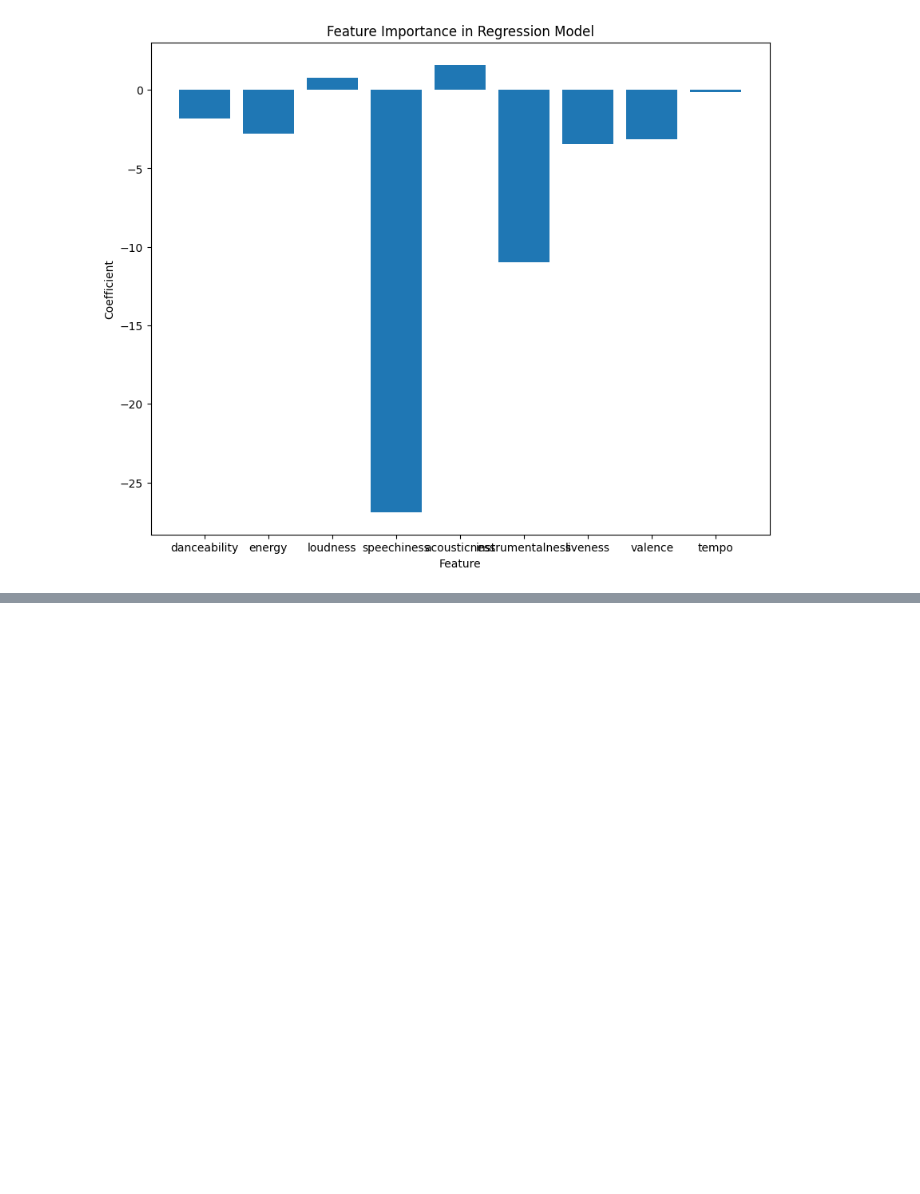
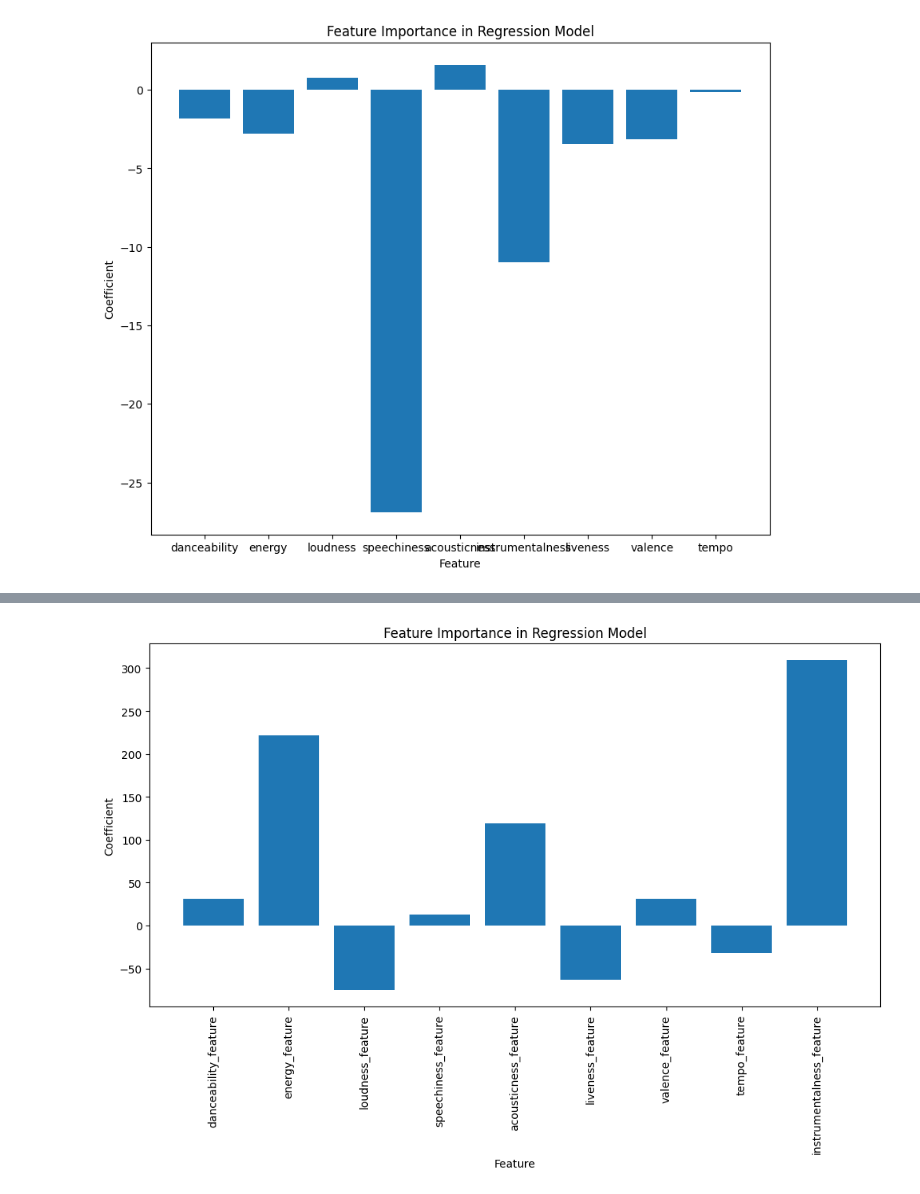
Before and after one commit to miliBUB/masters_thesis_spotify, a Jupyter notebook: feature_importance.ipynb, the cells around one changed output, grey strips where cells are left out. Saved outputs shown, nothing was run; the diff lists cells and outputs as text; code cells hidden in the pictures; blank space fills up the shorter version.

```diff
--- a/feature_importance.ipynb
+++ b/feature_importance.ipynb
@@ -165,0 +342,86 @@ plt.show()
+# %%
+import pandas as pd
+import numpy as np
+from sklearn.model_selection import train_test_split
+from sklearn.linear_model import LinearRegression
+from sklearn.preprocessing import StandardScaler
+from sklearn.metrics import mean_squared_error, r2_score
+
+# Load the subset data
+subset_file_path = 'subset_top_1000_playlists.csv'
+data = pd.read_csv(subset_file_path)
+
+# Remove the outlier (playlist with the most followers)
+outlier = data['num_followers'].idxmax()
+data = data.drop(index=outlier)
+
+# Define the features of interest
+features = ['danceability', 'energy', 'loudness', 'speechiness',
+            'acousticness', 'instrumentalness', 'liveness', 'valence', 'tempo']
+
+# Group by 'playlist_id' and compute mean and std for each feature
+grouped = data.groupby('playlist_id')[features]
+means = grouped.mean().reset_index()
+std_devs = grouped.std().reset_index()
+
+# Calculate the coefficient of variation (CV) for each feature across all playlists
+cv = std_devs.mean() / means.mean()
+
+# Threshold for high CV
+high_cv_threshold = 1.0
+
+# Initialize a dictionary to store the new features
+new_features = pd.DataFrame(index=data.index)
+
+# Create new features: use mean for low CV, and std deviation for high CV
+for feature in features:
+    if cv[feature] > high_cv_threshold:
+        new_features[f'{feature}_feature'] = data.groupby('playlist_id')[feature].transform('std')
+    else:
+        new_features[f'{feature}_feature'] = data.groupby('playlist_id')[feature].transform('mean')
+
+# Add the new features to the original dataframe
+data = pd.concat([data, new_features], axis=1)
+
+# Prepare features and labels for regression
+mean_features = [f'{feature}_feature' for feature in features if cv[feature] <= high_cv_threshold]
+std_features = [f'{feature}_feature' for feature in features if cv[feature] > high_cv_threshold]
+
+# Standardize only the mean-derived features
+scaler = StandardScaler()
+data[mean_features] = scaler.fit_transform(data[mean_features])
+
+# Combine the features for regression
+X = data[mean_features + std_features]
+y = data['num_followers']
+
+# Split the data into training and testing sets
+X_train, X_test, y_train, y_test = train_test_split(X, y, test_size=0.2, random_state=42)
+
+# Create and train the linear regression model
+model = LinearRegression()
+model.fit(X_train, y_train)
+
+# Make predictions
+y_pred = model.predict(X_test)
+
+# Evaluate the model
+mse = mean_squared_error(y_test, y_pred)
+r2 = r2_score(y_test, y_pred)
+
+print(f"Mean Squared Error: {mse}")
+print(f"R^2 Score: {r2}")
+
+# Print model coefficients
+coefficients = pd.DataFrame(model.coef_, X.columns, columns=['Coefficient'])
+print(coefficients)
+
+# Plot the coefficients to show feature importance
+plt.figure(figsize=(12, 6))
+plt.bar(coefficients.index, coefficients['Coefficient'])
+plt.title('Feature Importance in Regression Model')
+plt.xlabel('Feature')
+plt.ylabel('Coefficient')
+plt.xticks(rotation=90)
+plt.show()
+# %% [output]
@@ -165,0 +440 @@ plt.show()
+[figure, added]
```
Also changed, not shown: parts of 6 cells of this notebook.
